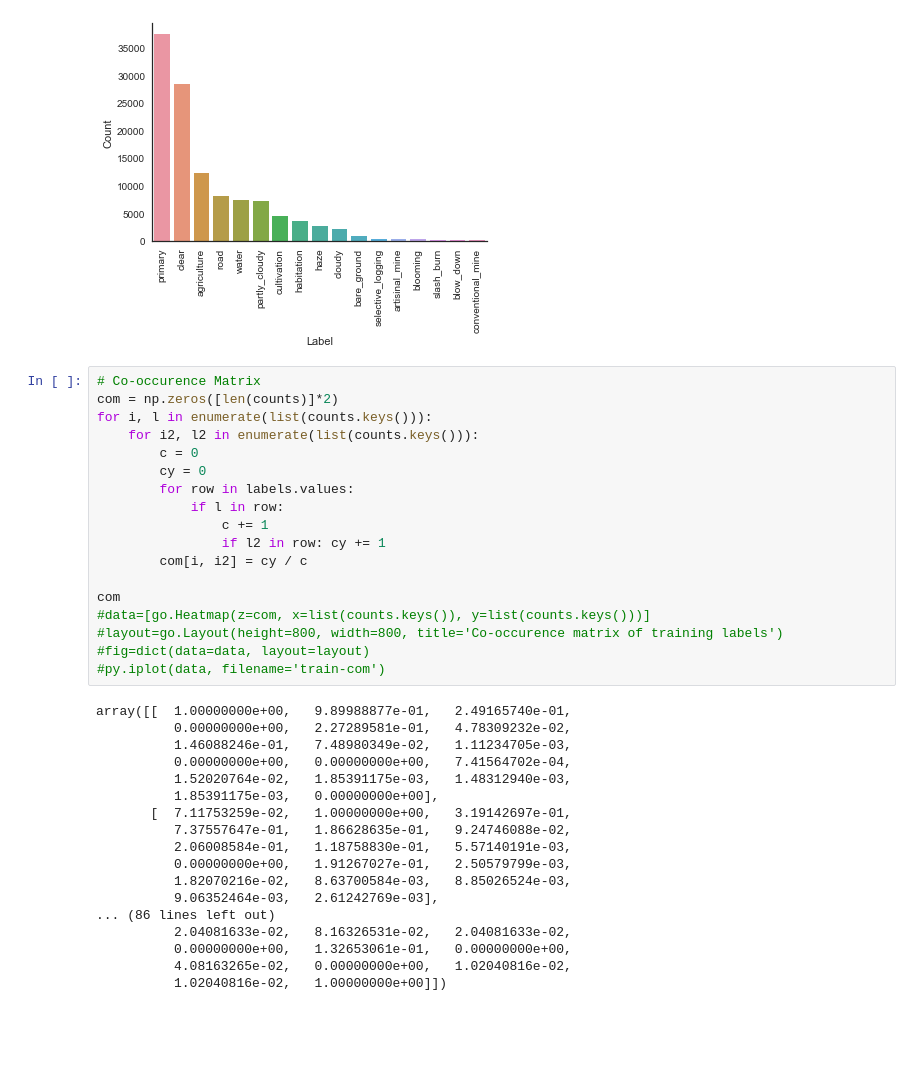
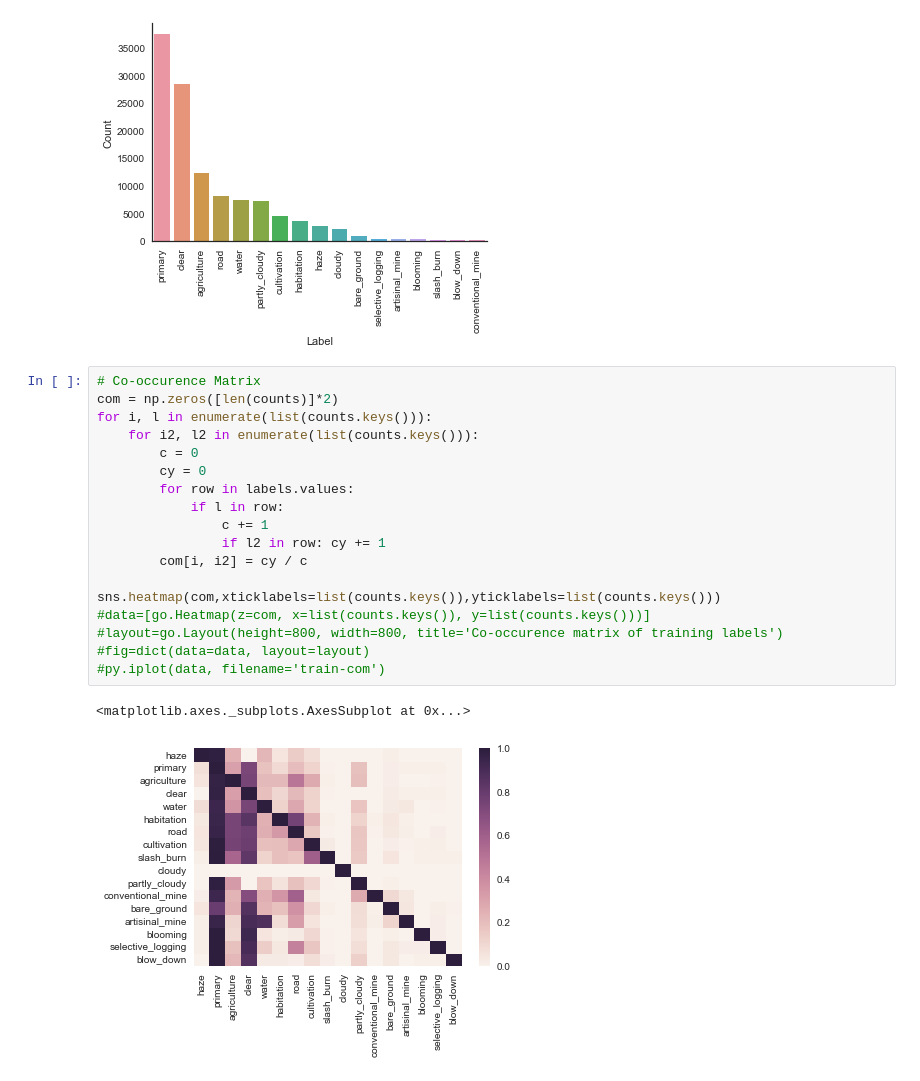
Before and after one commit to JeffreyMinucci/Amazon-Image-Analysis, a Jupyter notebook: Amazon-data-exploration.ipynb, the cells around one changed output. Cells and saved outputs as stored; diff of their text form; blank space fills up the shorter version.

```diff
--- a/Amazon-data-exploration.ipynb
+++ b/Amazon-data-exploration.ipynb
@@ -40,36 +40,21 @@ sns.despine()
 # %%
 # Co-occurence Matrix
 com = np.zeros([len(counts)]*2)
 for i, l in enumerate(list(counts.keys())):
     for i2, l2 in enumerate(list(counts.keys())):
         c = 0
         cy = 0
         for row in labels.values:
             if l in row:
                 c += 1
                 if l2 in row: cy += 1
         com[i, i2] = cy / c
 
-com
+sns.heatmap(com,xticklabels=list(counts.keys()),yticklabels=list(counts.keys()))
 #data=[go.Heatmap(z=com, x=list(counts.keys()), y=list(counts.keys()))]
 #layout=go.Layout(height=800, width=800, title='Co-occurence matrix of training labels')
 #fig=dict(data=data, layout=layout)
 #py.iplot(data, filename='train-com')
 # %% [output]
-array([[  1.00000000e+00,   9.89988877e-01,   2.49165740e-01,
-          0.00000000e+00,   2.27289581e-01,   4.78309232e-02,
-          1.46088246e-01,   7.48980349e-02,   1.11234705e-03,
-          0.00000000e+00,   0.00000000e+00,   7.41564702e-04,
-          1.52020764e-02,   1.85391175e-03,   1.48312940e-03,
-          1.85391175e-03,   0.00000000e+00],
-       [  7.11753259e-02,   1.00000000e+00,   3.19142697e-01,
-          7.37557647e-01,   1.86628635e-01,   9.24746088e-02,
-          2.06008584e-01,   1.18758830e-01,   5.57140191e-03,
-          0.00000000e+00,   1.91267027e-01,   2.50579799e-03,
-          1.82070216e-02,   8.63700584e-03,   8.85026524e-03,
-          9.06352464e-03,   2.61242769e-03],
-... (86 lines left out)
-          2.04081633e-02,   8.16326531e-02,   2.04081633e-02,
-          0.00000000e+00,   1.32653061e-01,   0.00000000e+00,
-          4.08163265e-02,   0.00000000e+00,   1.02040816e-02,
-          1.02040816e-02,   1.00000000e+00]])
+<matplotlib.axes._subplots.AxesSubplot at 0x...>
+[figure, added]
```
